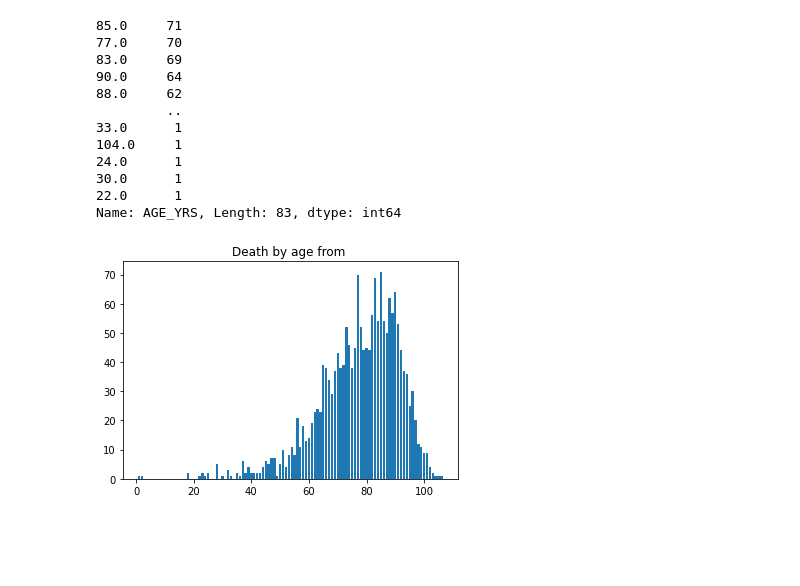
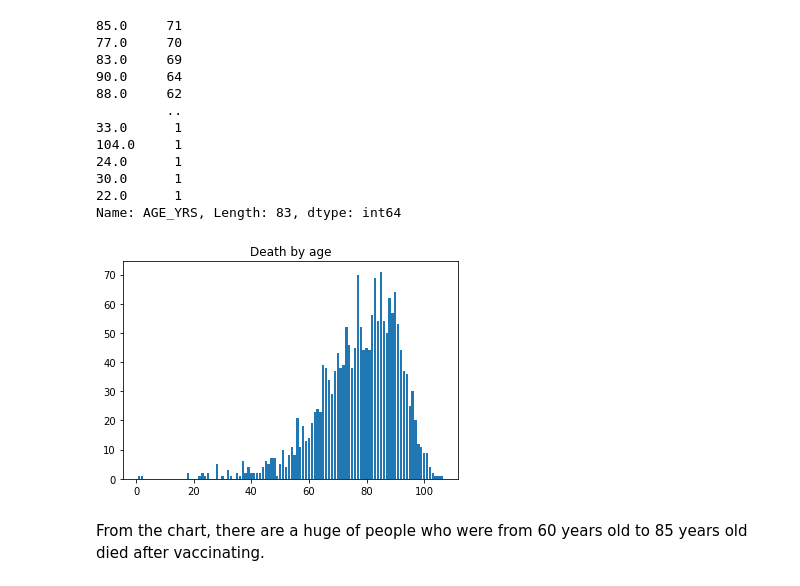
Before and after one commit to daoquangtu/Covid_project, a Jupyter notebook: Covid_Project.ipynb, the cells around one changed output. Saved outputs shown, nothing was run; the diff lists cells and outputs as text; code cells hidden in the pictures; blank space fills up the shorter version.

```diff
--- a/Covid_Project.ipynb
+++ b/Covid_Project.ipynb
@@ -168,6 +170,6 @@ Then we need to sort VAX_NAME column giving only covid vaccine
 # %%
 df_data_vaccine_sorted = df_data_vaccine[df_data_vaccine["VAX_TYPE"] == "COVID19"]
-
+df_data_vaccine_sorted["VAX_DATE_CHANGED_TYPE"] = pd.to_datetime(df_data_vaccine_sorted["VAX_DATE"])
 print(df_data_vaccine_sorted.info())
 # %% [output]
 <class 'pandas.core.frame.DataFrame'>
@@ -189,0 +200,4 @@ None
+# %%
+df_data = df_data_vaccine_sorted
+df_data["VAX_DATE_CHANGED_DATE"] = df_data["VAX_DATE_CHANGED_TYPE"][df_data["VAX_DATE_CHANGED_TYPE"] > '2019-12-31']
+print(df_data.info())
@@ -278,8 +314,9 @@ print(df_death_by_age)
 Name: AGE_YRS, Length: 83, dtype: int64
 # %%
 plt.bar(df_death_by_age.index,df_death_by_age.values)
-plt.title("Death by age from ")
-
+plt.title("Death by age")
 plt.show()
 # %% [output]
-[figure, old version]
+[figure, new version]
+# %% [markdown]
+From the chart, there are a huge of people who were from 60 years old to 85 years old died after vaccinating.
```
Also changed, not shown: parts of 12 cells of this notebook.
